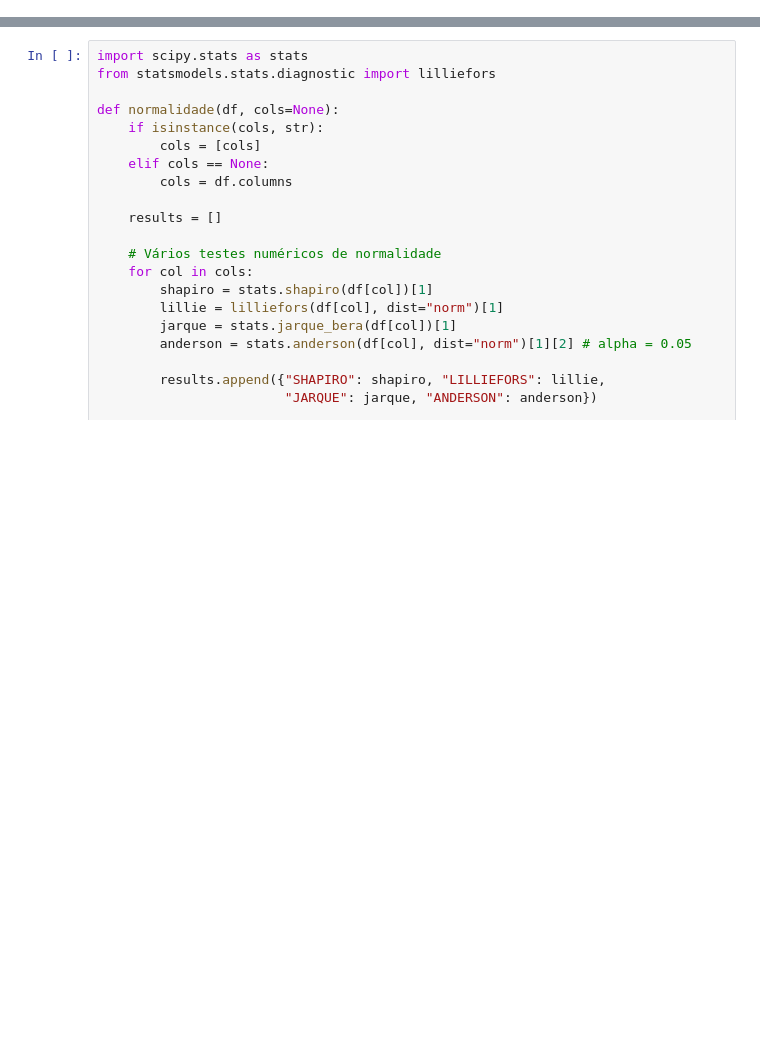
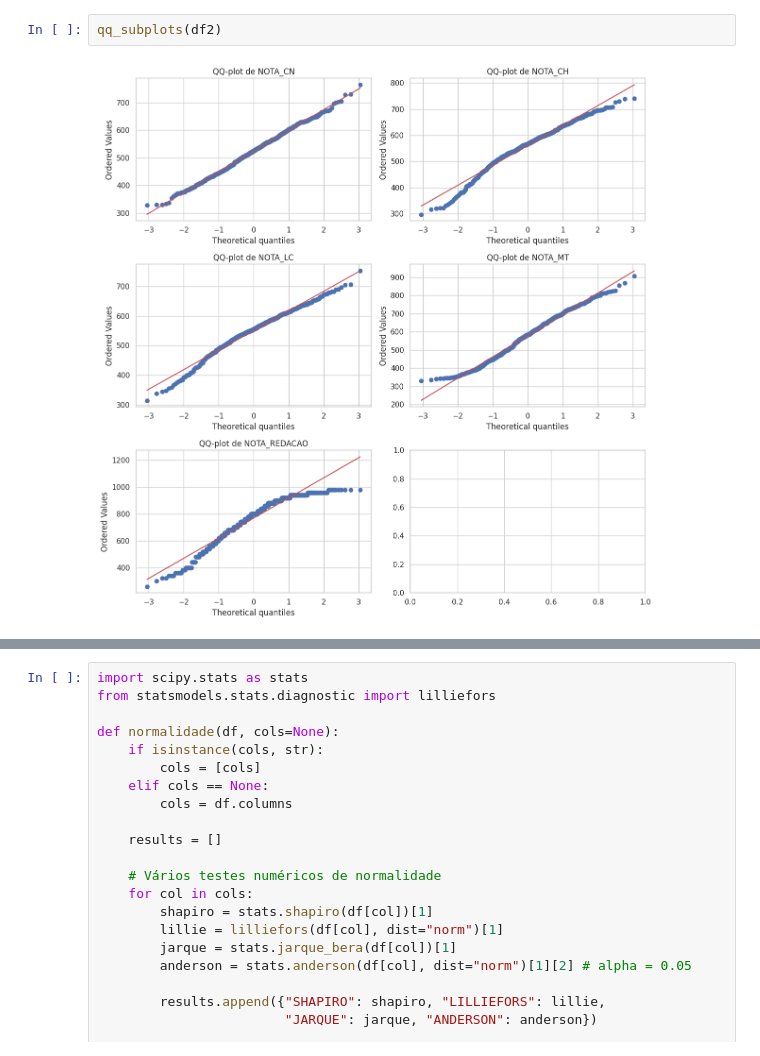
Before and after one commit to pyrataria/data_analytics, a Jupyter notebook: notas_enem_ap2023/notebook/notas_enem_ap2023.ipynb, the cells around one changed output, grey strips where cells are left out. Saved outputs shown, nothing was run; the diff lists cells and outputs as text; blank space fills up the shorter version.

```diff
--- a/notas_enem_ap2023/notebook/notas_enem_ap2023.ipynb
+++ b/notas_enem_ap2023/notebook/notas_enem_ap2023.ipynb
@@ -183,0 +171,4 @@ Nota final:
+# %%
+qq_subplots(df2)
+# %% [output]
+[figure, added]
```
Also changed, not shown: parts of 164 cells of this notebook, 1 other file.
